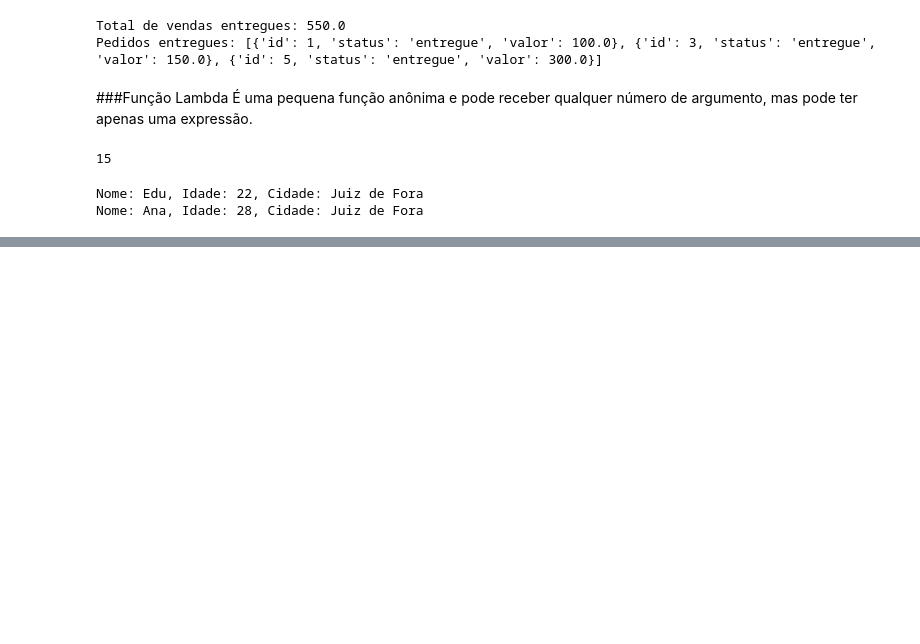
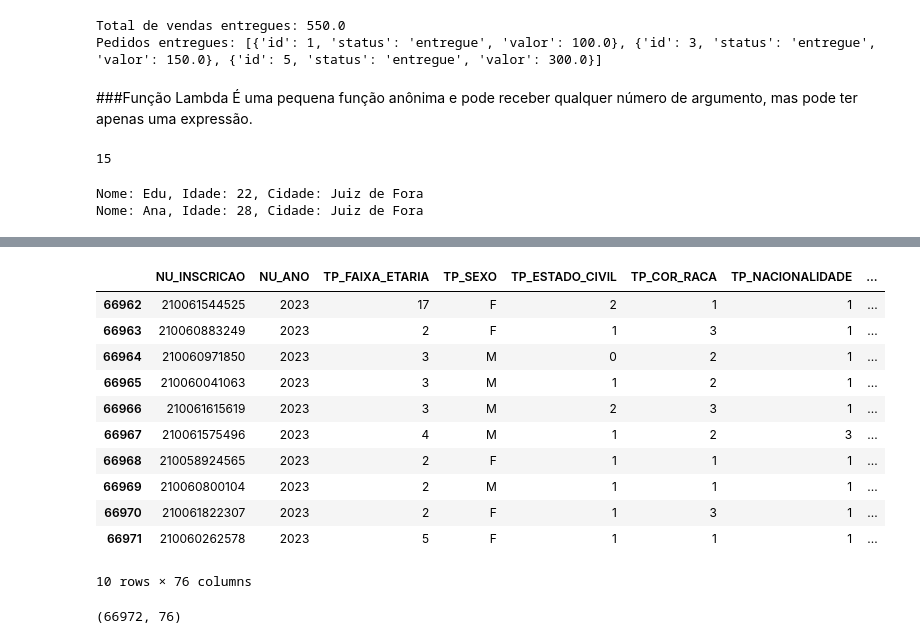
Before and after one commit to jaquelineamaral/data-analysis, a Jupyter notebook: data_analysis.ipynb, the cells around one changed output, grey strips where cells are left out. Drawn from its saved outputs; the diff is of its cells as text; code cells hidden in the pictures; blank space fills up the shorter version.

```diff
--- a/data_analysis.ipynb
+++ b/data_analysis.ipynb
@@ -123,0 +171,19 @@ Nome: Ana, Idade: 28, Cidade: Juiz de Fora
+# %%
+df.tail(n = 10)
+# %% [output]
+|  | NU_INSCRICAO | NU_ANO | TP_FAIXA_ETARIA | TP_SEXO | TP_ESTADO_CIVIL | TP_COR_RACA | TP_NACIONALIDADE | ... |
+| 66962 | 210061544525 | 2023 | 17 | F | 2 | 1 | 1 | ... |
+| 66963 | 210060883249 | 2023 | 2 | F | 1 | 3 | 1 | ... |
+| 66964 | 210060971850 | 2023 | 3 | M | 0 | 2 | 1 | ... |
+| 66965 | 210060041063 | 2023 | 3 | M | 1 | 2 | 1 | ... |
+| 66966 | 210061615619 | 2023 | 3 | M | 2 | 3 | 1 | ... |
+| 66967 | 210061575496 | 2023 | 4 | M | 1 | 2 | 3 | ... |
+| 66968 | 210058924565 | 2023 | 2 | F | 1 | 1 | 1 | ... |
+| 66969 | 210060800104 | 2023 | 2 | M | 1 | 1 | 1 | ... |
+| 66970 | 210061822307 | 2023 | 2 | F | 1 | 3 | 1 | ... |
+| 66971 | 210060262578 | 2023 | 5 | F | 1 | 1 | 1 | ... |
+10 rows × 76 columns
+# %%
+df.shape
+# %% [output]
+(66972, 76)
```
Also changed, not shown: parts of 6 cells of this notebook.
